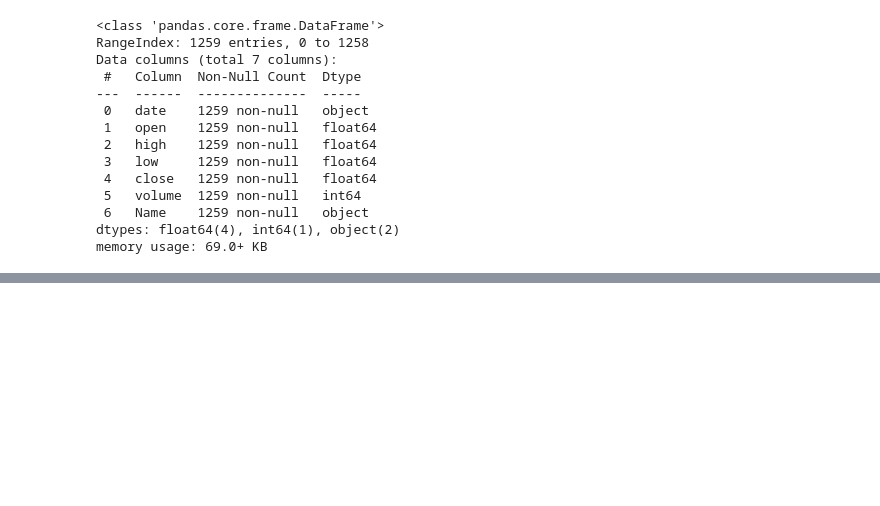
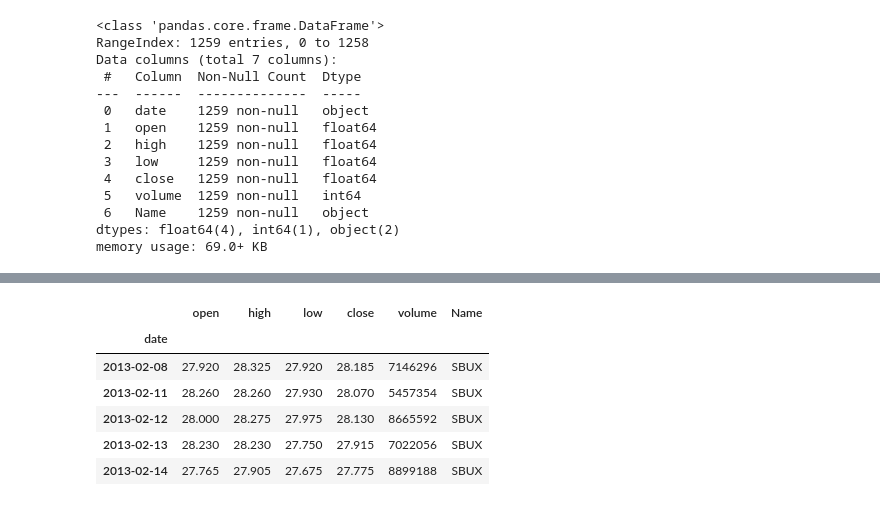
Before and after one commit to clshu/LP_numpy_stack, a Jupyter notebook: Panda_LP.ipynb, the cells around one changed output, grey strips where cells are left out. Drawn from its saved outputs; the diff is of its cells as text; code cells hidden in the pictures; blank space fills up the shorter version.

```diff
--- a/Panda_LP.ipynb
+++ b/Panda_LP.ipynb
@@ -89,0 +168,12 @@ memory usage: 69.0+ KB
+# %%
+df2 = pd.read_csv('sbux.csv', index_col='date')
+# %%
+df2.head()
+# %% [output]
+|  | open | high | low | close | volume | Name |
+| date |  |  |  |  |  |  |
+| 2013-02-08 | 27.920 | 28.325 | 27.920 | 28.185 | 7146296 | SBUX |
+| 2013-02-11 | 28.260 | 28.260 | 27.930 | 28.070 | 5457354 | SBUX |
+| 2013-02-12 | 28.000 | 28.275 | 27.975 | 28.130 | 8665592 | SBUX |
+| 2013-02-13 | 28.230 | 28.230 | 27.750 | 27.915 | 7022056 | SBUX |
+| 2013-02-14 | 27.765 | 27.905 | 27.675 | 27.775 | 8899188 | SBUX |
```
Also changed, not shown: parts of 24 cells of this notebook.
